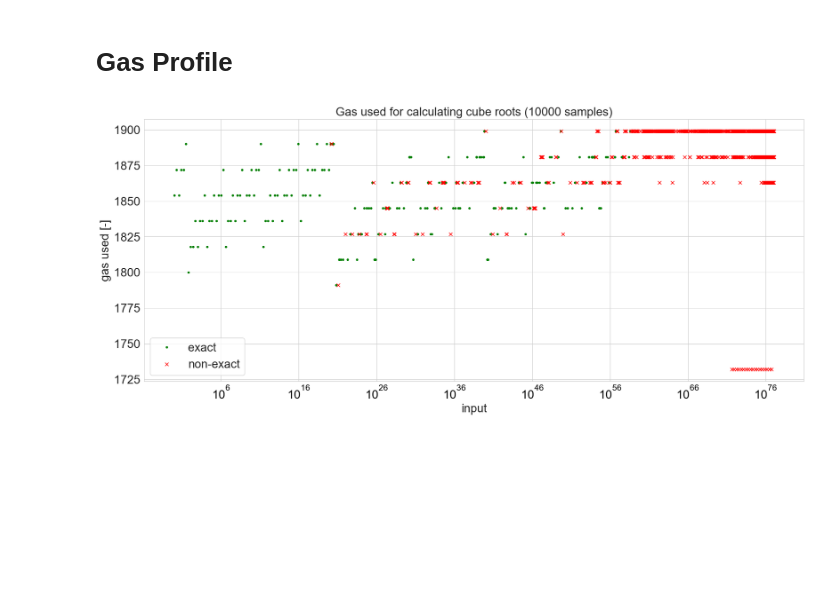
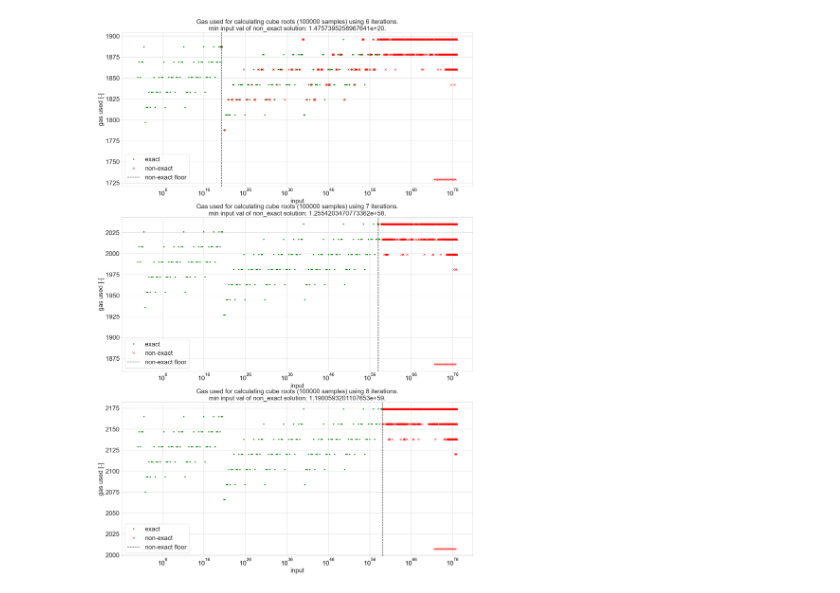
Before and after one commit to curvefi/tricrypto-ng, a Jupyter notebook: scripts/notebooks/cbrt_analysis.ipynb, the cells around one changed output. Drawn from its saved outputs; the diff is of its cells as text; code cells hidden in the pictures; blank space fills up the shorter version.

Commit message:
feat: 'final' cbrt? with 7 newton-raphson iterations

```diff
--- a/scripts/notebooks/cbrt_analysis.ipynb
+++ b/scripts/notebooks/cbrt_analysis.ipynb
@@ -16,11 +16,3 @@ from pandas.core.common import SettingWithCopyWarning
 import warnings
 
 warnings.simplefilter(action="ignore", category=SettingWithCopyWarning)
-# %%
-data = pd.read_csv("../../data/cbrt_analysis.csv")
-data["input"] = data["input"].apply(lambda x: mpz(x))
-data["cbrt_ideal"] = data["cbrt_ideal"].apply(lambda x: mpz(x))
-data["cbrt_implementation"] = data["cbrt_implementation"].apply(lambda x: mpz(x))
-data["diff_ideal_impl"] = data["cbrt_ideal"] - data["cbrt_implementation"]
-
-data
@@ -106,29 +19,46 @@ ax.set_title(f"Diff cube roots from {not_exact_data.shape[0]} samples", fontsize
-# %% [markdown]
-# Gas Profile
 # %%
-fig, ax = plt.subplots(1,1, figsize=(20, 8))
+fig, ax = plt.subplots(3,1, figsize=(20, 30))
 
-ax.plot(
-    data[data.diff_ideal_impl == 0].input,
-    data[data.diff_ideal_impl == 0].gasused,
-    '.',
-    color="green",
-    label="exact"
-)
-ax.plot(
-    data[data.diff_ideal_impl != 0].input,
-    data[data.diff_ideal_impl != 0].gasused,
-    'x',
-    color="red",
-    label="non-exact"
-)
+c = 0
+for i in [6, 7, 8]:
 
-ax.set_xlabel("input", fontsize=20)
-ax.set_ylabel("gas used [-]", fontsize=20)
-ax.tick_params(axis='both', which='major', labelsize=20)
-ax.tick_params(axis='x', which='major', colors='black');
-ax.set_xscale("log")
-ax.legend(fontsize=20)
-ax.set_title(f"Gas used for calculating cube roots ({data.shape[0]} samples)", fontsize=20);
+    data = pd.read_csv(f"../../data/cbrt_analysis_{i}iter.csv")
+    data["input"] = data["input"].apply(lambda x: mpz(x))
+    data["cbrt_ideal"] = data["cbrt_ideal"].apply(lambda x: mpz(x))
+    data["cbrt_implementation"] = data["cbrt_implementation"].apply(lambda x: mpz(x))
+    data["diff_ideal_impl"] = data["cbrt_ideal"] - data["cbrt_implementation"]
+
+    ax[c].plot(
+        data[data.diff_ideal_impl == 0].input,
+        data[data.diff_ideal_impl == 0].gasused,
+        '.',
+        color="green",
+        label="exact"
+    )
+    ax[c].plot(
+        data[data.diff_ideal_impl != 0].input,
+        data[data.diff_ideal_impl != 0].gasused,
+        'x',
+        color="red",
+        label="non-exact"
+    )
+
+    non_exact_floor = float(data[(data.diff_ideal_impl != 0)].input.min())
+
+    ax[c].axvline(x=non_exact_floor, color="black", linestyle="--", label="non-exact floor")
+
+    ax[c].set_xlabel("input", fontsize=20)
+    ax[c].set_ylabel("gas used [-]", fontsize=20)
+    ax[c].tick_params(axis='both', which='major', labelsize=20)
+    ax[c].tick_params(axis='x', which='major', colors='black');
+    ax[c].set_xscale("log")
+    ax[c].legend(fontsize=20)
+    ax[c].set_title(
+        f"Gas used for calculating cube roots ({data.shape[0]} samples) using {i} iterations.\n"
+        f"min input val of non_exact solution: {non_exact_floor}.",
+        fontsize=20
+    );
+
+    c+=1
 # %% [output]
-[figure, old version]
+[figure, new version]
```
Also changed, not shown: parts of 5 cells of this notebook, 3 other files.
